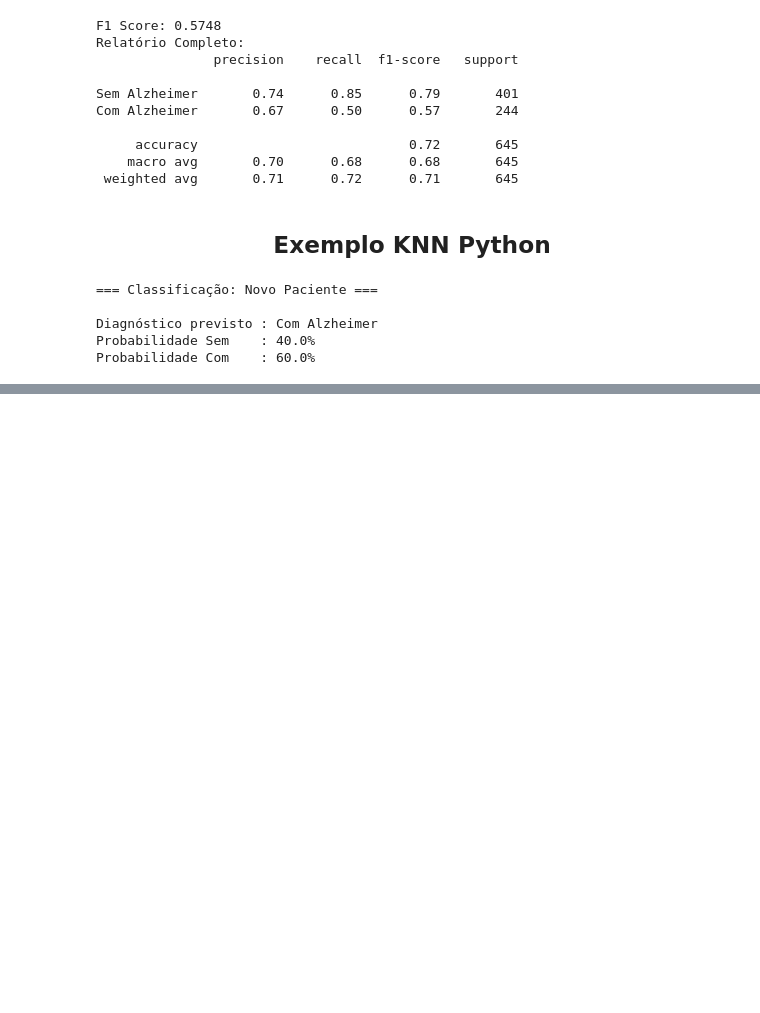
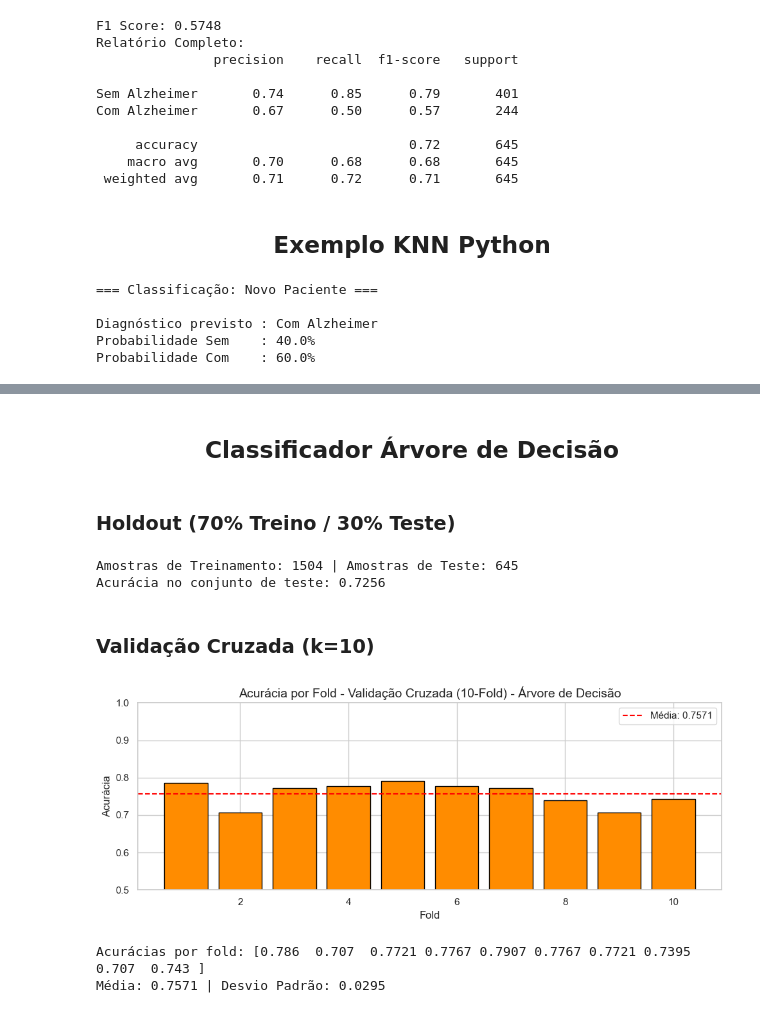
Before and after one commit to fleiviobr/ProjetoCIDA, a Jupyter notebook: ProjetoFinal.ipynb, the cells around one changed output, grey strips where cells are left out. Cells and saved outputs as stored; diff of their text form; code cells hidden in the pictures; blank space fills up the shorter version.

```diff
--- a/ProjetoFinal.ipynb
+++ b/ProjetoFinal.ipynb
@@ -690,0 +778,45 @@ Probabilidade Com    : 60.0%
+# %% [markdown]
+<h2 style="text-align:center;">Classificador Árvore de Decisão</h2>
+# %% [markdown]
+<h3>Holdout (70% Treino / 30% Teste)</h3>
+# %%
+from sklearn.tree import DecisionTreeClassifier
+from sklearn.model_selection import train_test_split
+
+X_train_dt, X_test_dt, y_train_dt, y_test_dt = train_test_split(
+    X_scaled, y, test_size=0.3, random_state=42)
+
+dt = DecisionTreeClassifier(random_state=42)
+dt.fit(X_train_dt, y_train_dt)
+y_pred_dt = dt.predict(X_test_dt)
+
+print(f"Amostras de Treinamento: {X_train_dt.shape[0]} | Amostras de Teste: {X_test_dt.shape[0]}")
+print(f"Acurácia no conjunto de teste: {dt.score(X_test_dt, y_test_dt):.4f}")
+# %% [output]
+Amostras de Treinamento: 1504 | Amostras de Teste: 645
+Acurácia no conjunto de teste: 0.7256
+# %% [markdown]
+<h3>Validação Cruzada (k=10)</h3>
+# %%
+from sklearn.model_selection import cross_val_score, StratifiedKFold
+
+cv = StratifiedKFold(n_splits=10, shuffle=True, random_state=42)
+scores_dt = cross_val_score(DecisionTreeClassifier(random_state=42), X_scaled, y, cv=cv, scoring='accuracy')
+
+plt.figure(figsize=(10, 4))
+plt.bar(range(1, 11), scores_dt, color='darkorange', edgecolor='black')
+plt.axhline(scores_dt.mean(), color='red', linestyle='--', label=f'Média: {scores_dt.mean():.4f}')
+plt.title('Acurácia por Fold - Validação Cruzada (10-Fold) - Árvore de Decisão', fontsize=14)
+plt.xlabel('Fold')
+plt.ylabel('Acurácia')
+plt.ylim(0.5, 1.0)
+plt.legend()
+plt.tight_layout()
+plt.show()
+
+print(f"Acurácias por fold: {scores_dt.round(4)}")
+print(f"Média: {scores_dt.mean():.4f} | Desvio Padrão: {scores_dt.std():.4f}")
+# %% [output]
+[figure, added]
+Acurácias por fold: [0.786  0.707  0.7721 0.7767 0.7907 0.7767 0.7721 0.7395 0.707  0.743 ]
+Média: 0.7571 | Desvio Padrão: 0.0295
```
Also changed, not shown: parts of 59 cells of this notebook, 1 other file.
